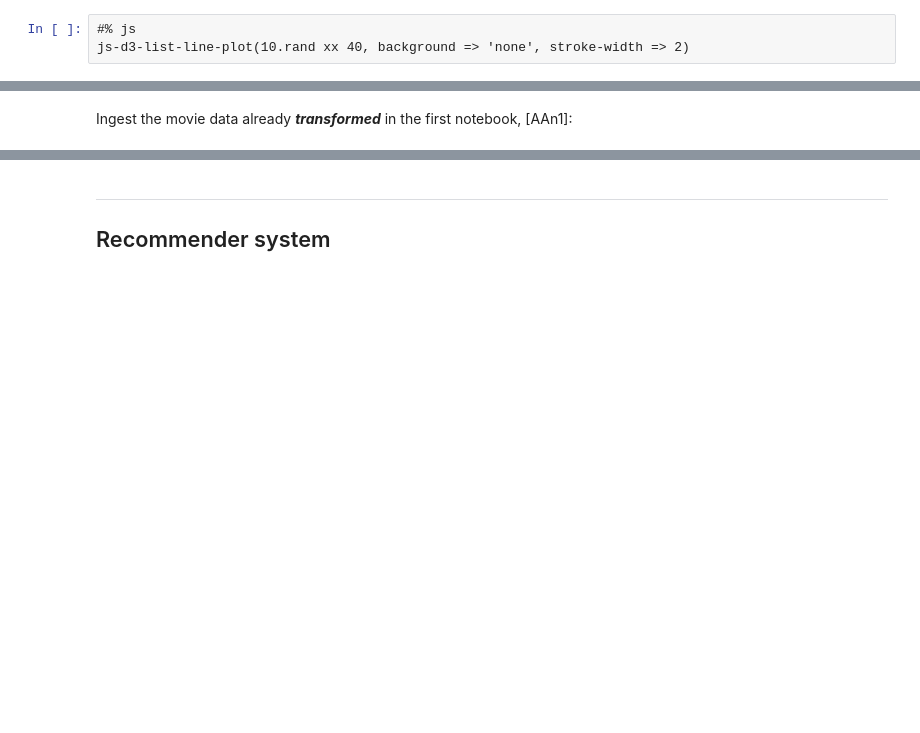
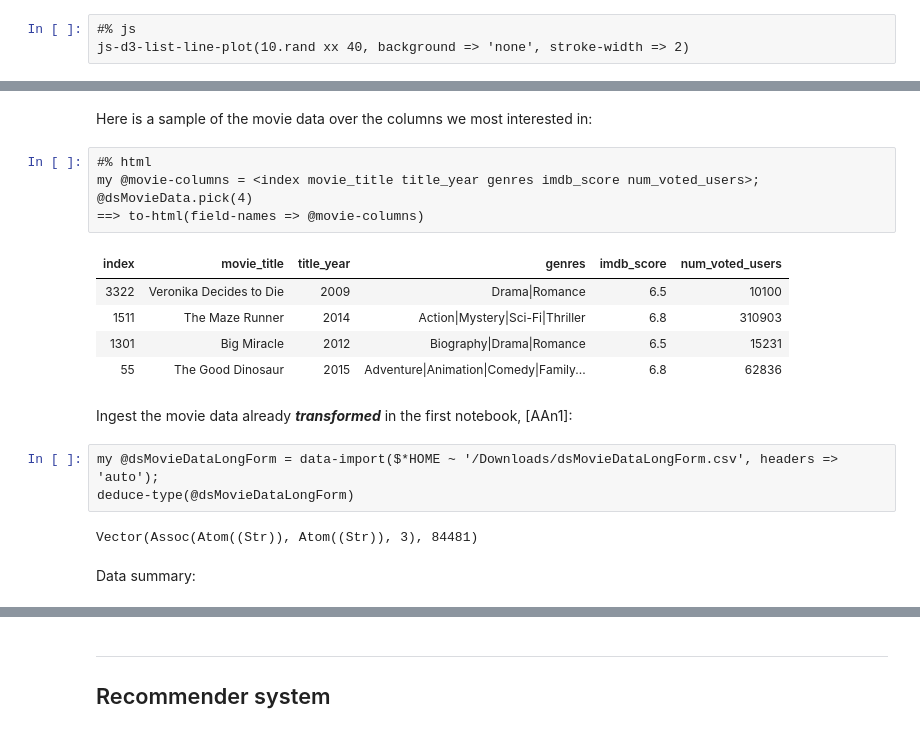
Before and after one commit to antononcube/RakuForPrediction-blog, a Jupyter notebook: Notebooks/Jupyter/Data-science-over-a-small-movie-dataset-Part-2.ipynb, the cells around one changed output, grey strips where cells are left out. Drawn from its saved outputs; the diff is of its cells as text; blank space fills up the shorter version.

```diff
--- a/Notebooks/Jupyter/Data-science-over-a-small-movie-dataset-Part-2.ipynb
+++ b/Notebooks/Jupyter/Data-science-over-a-small-movie-dataset-Part-2.ipynb
@@ -78,2 +179,22 @@ my %opts = :$background, :$title-color, :$edge-thickness, :$vertex-size;
+# %% [markdown]
+Here is a sample of the movie data over the columns we most interested in:
+# %%
+#% html
+my @movie-columns = <index movie_title title_year genres imdb_score num_voted_users>;
+@dsMovieData.pick(4)
+==> to-html(field-names => @movie-columns)
+# %% [output]
+| index | movie_title | title_year | genres | imdb_score | num_voted_users |
+| 3322 | Veronika Decides to Die | 2009 | Drama|Romance | 6.5 | 10100 |
+| 1511 | The Maze Runner | 2014 | Action|Mystery|Sci-Fi|Thriller | 6.8 | 310903 |
+| 1301 | Big Miracle | 2012 | Biography|Drama|Romance | 6.5 | 15231 |
+| 55 | The Good Dinosaur | 2015 | Adventure|Animation|Comedy|Family... | 6.8 | 62836 |
 # %% [markdown]
 Ingest the movie data already ***transformed*** in the first notebook, [AAn1]:
+# %%
+my @dsMovieDataLongForm = data-import($*HOME ~ '/Downloads/dsMovieDataLongForm.csv', headers => 'auto');
+deduce-type(@dsMovieDataLongForm)
+# %% [output]
+Vector(Assoc(Atom((Str)), Atom((Str)), 3), 84481)
+# %% [markdown]
+Data summary:
```
Also changed, not shown: parts of 28 cells of this notebook.
